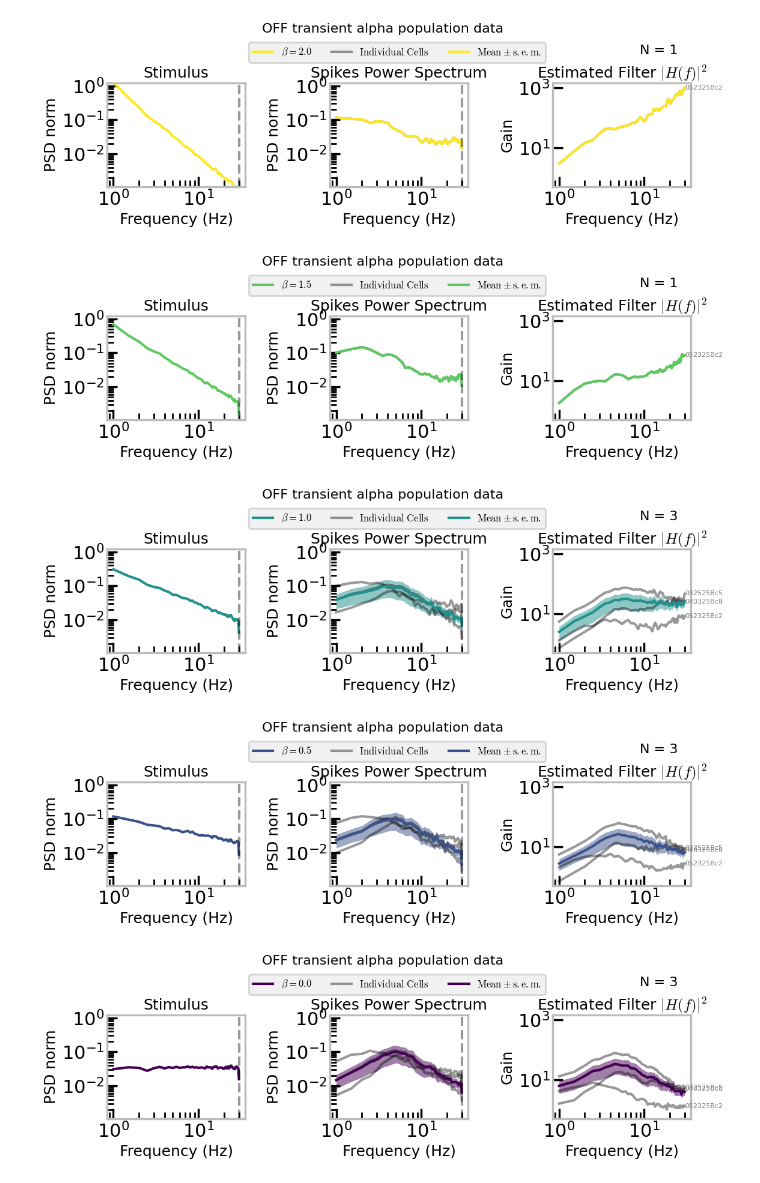
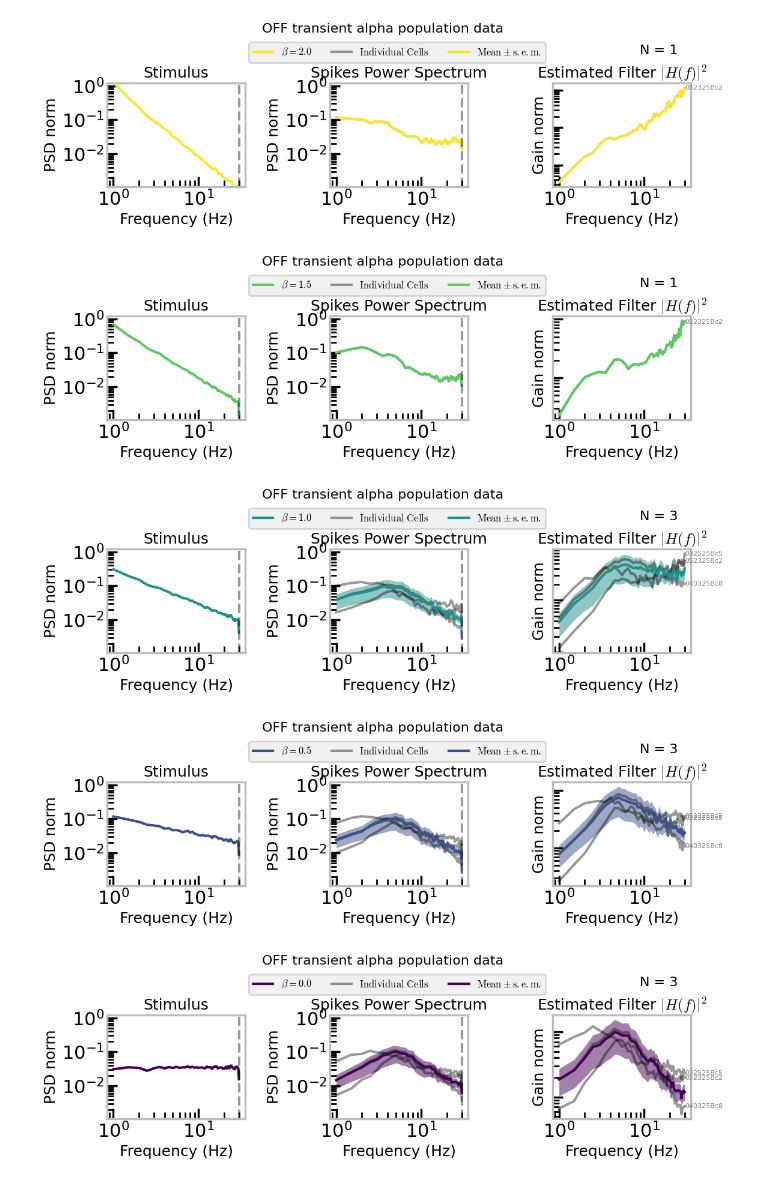
Before and after one commit to SchwartzNU/DJ_schwartzlab, a Jupyter notebook: project_scripts/TemporalProcessing/plot_PSD_gain.ipynb, the cells around one changed output. Saved outputs shown, nothing was run; the diff lists cells and outputs as text; code cells hidden in the pictures.

```diff
--- a/project_scripts/TemporalProcessing/plot_PSD_gain.ipynb
+++ b/project_scripts/TemporalProcessing/plot_PSD_gain.ipynb
@@ -84,6 +87,9 @@ for beta_value in reversed(beta_values):
 
     mean_gain = np.mean(gain_stack[:, 1:], axis=0)
     sem_gain = np.std(gain_stack[:, 1:], axis=0) / np.sqrt(n_cells)
+    norm_factor_g = np.trapz(mean_gain, freqs[1:])
+    mean_gain /= norm_factor_g
+    sem_gain /= norm_factor_g
 
     # Normalize mean spike PSD and SEM
     norm_factor = np.trapz(mean_nr_spikes_psd, freqs[1:])
@@ -105,9 +111,9 @@ for beta_value in reversed(beta_values):
                     alpha=0.4, c='k', label=label_cell)
 
 
-        axes[2].loglog(freqs[1:], H_f_power_nr[1:], alpha=0.4, c='k')
+        axes[2].loglog(freqs[1:], H_f_power_nr[1:]/np.trapz(H_f_power_nr[1:], freqs[1:]), alpha=0.4, c='k')
         if cell_text:
-            axes[2].text(freqs[-1], H_f_power_nr[-1], cell_name, fontsize=8, color='gray', ha='left', va='center')
+            axes[2].text(freqs[-1], H_f_power_nr[-1]/np.trapz(H_f_power_nr[1:], freqs[1:]), cell_name, fontsize=8, color='gray', ha='left', va='center')
     axes[0].loglog(freqs[1:], stim_psd[1:] / np.trapz(stim_psd[1:], freqs[1:]),
                    label=fr"$\beta={beta_value}$", c=color)
 
@@ -115,38 +121,40 @@ for beta_value in reversed(beta_values):
     axes[1].fill_between(freqs[1:],
                          mean_nr_spikes_psd - sem_nr_spikes_psd,
                          mean_nr_spikes_psd + sem_nr_spikes_psd,
                          color=color, alpha=0.5, linewidth=0)
 
     axes[2].loglog(freqs[1:], mean_gain, label=fr"$\beta={beta_value}$", color=color)
     axes[2].fill_between(freqs[1:],
                          mean_gain - sem_gain,
                          mean_gain + sem_gain,
                          color=color, alpha=0.5, linewidth=0)
+    axes[2].set_yticklabels([])
+
     titles = ["Stimulus", "Spikes Power Spectrum", r"Estimated Filter $|H(f)|^2$"]
-    ylabels = ["PSD norm", "PSD norm", "Gain"]
+    ylabels = ["PSD norm", "PSD norm", "Gain norm"]
     fig.patch.set_facecolor('white')
     for i, ax in enumerate(axes):
         ax.set_facecolor('white')
         ax.set_title(titles[i], fontsize=label_fontsize)
         ax.set_xlabel("Frequency (Hz)", fontsize=label_fontsize)
         ax.set_ylabel(ylabels[i], fontsize=label_fontsize)
         if i != 2:
             ax.axvline(frame_rate / 2, color='k', alpha=0.4, linestyle='--')
         ax.grid(visible=False)
-        ax.set_ylim(psd_ylim if i != 2 else gain_ylim)
-
+        # ax.set_ylim(psd_ylim if i != 2 else gain_ylim)
+        ax.set_ylim(psd_ylim if i != 2 else None)
 
     handles0, labels0 = axes[0].get_legend_handles_labels()
     handles1, labels1 = axes[1].get_legend_handles_labels()
     unique_labels = dict(zip(labels0 + labels1, handles0 + handles1))
     fig.legend(unique_labels.values(), unique_labels.keys(),
                loc='upper center', bbox_to_anchor=(0.52, 0.88), ncol=4, fontsize=12)
 
     plt.tight_layout()
     plt.show()
 # %% [output]
-[figure, old version]
+[figure, new version]
-[figure, old version]
+[figure, new version]
-[figure, old version]
+[figure, new version]
-[figure, old version]
+[figure, new version]
-[figure, old version]
+[figure, new version]
```
Also changed, not shown: parts of 1 cell of this notebook, 5 other files.
